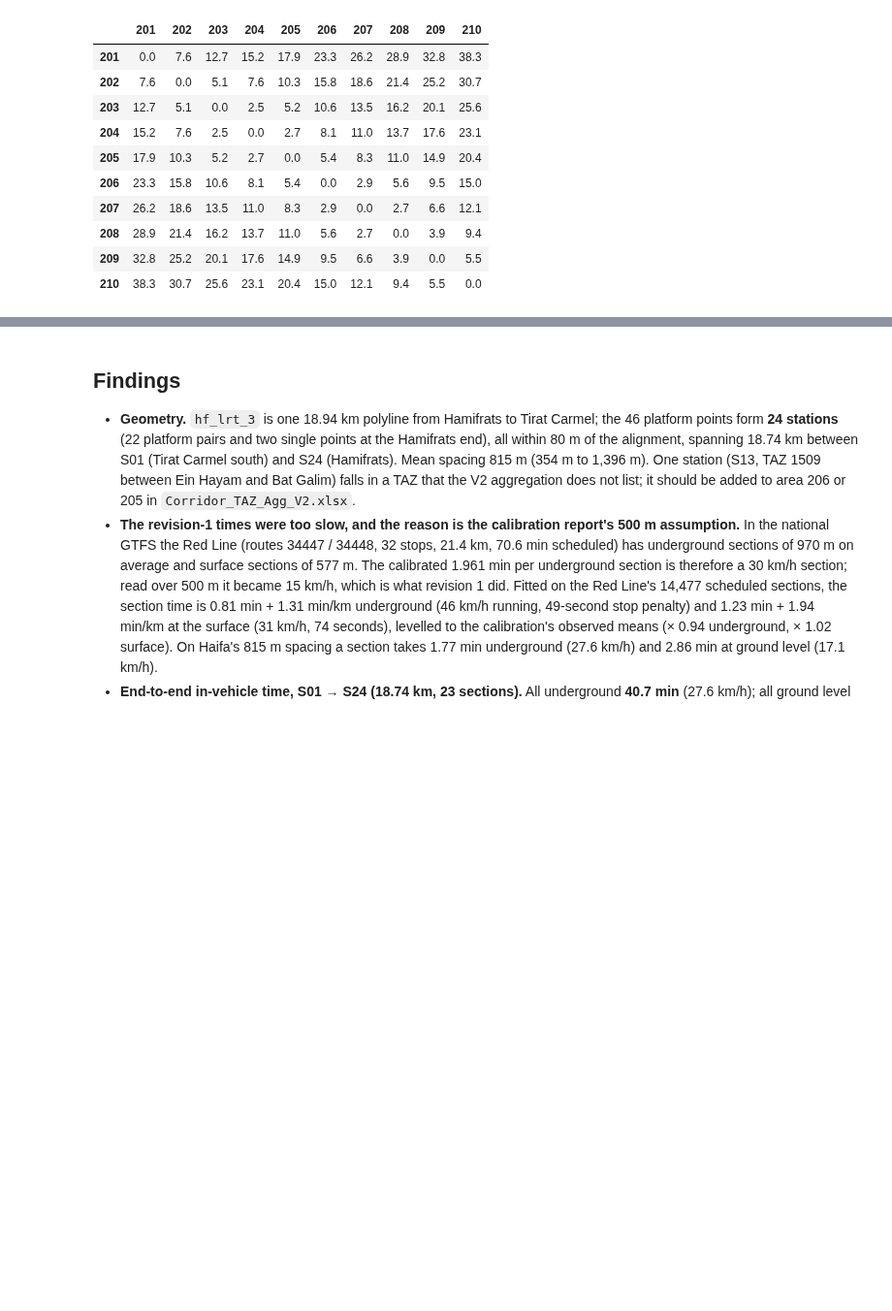
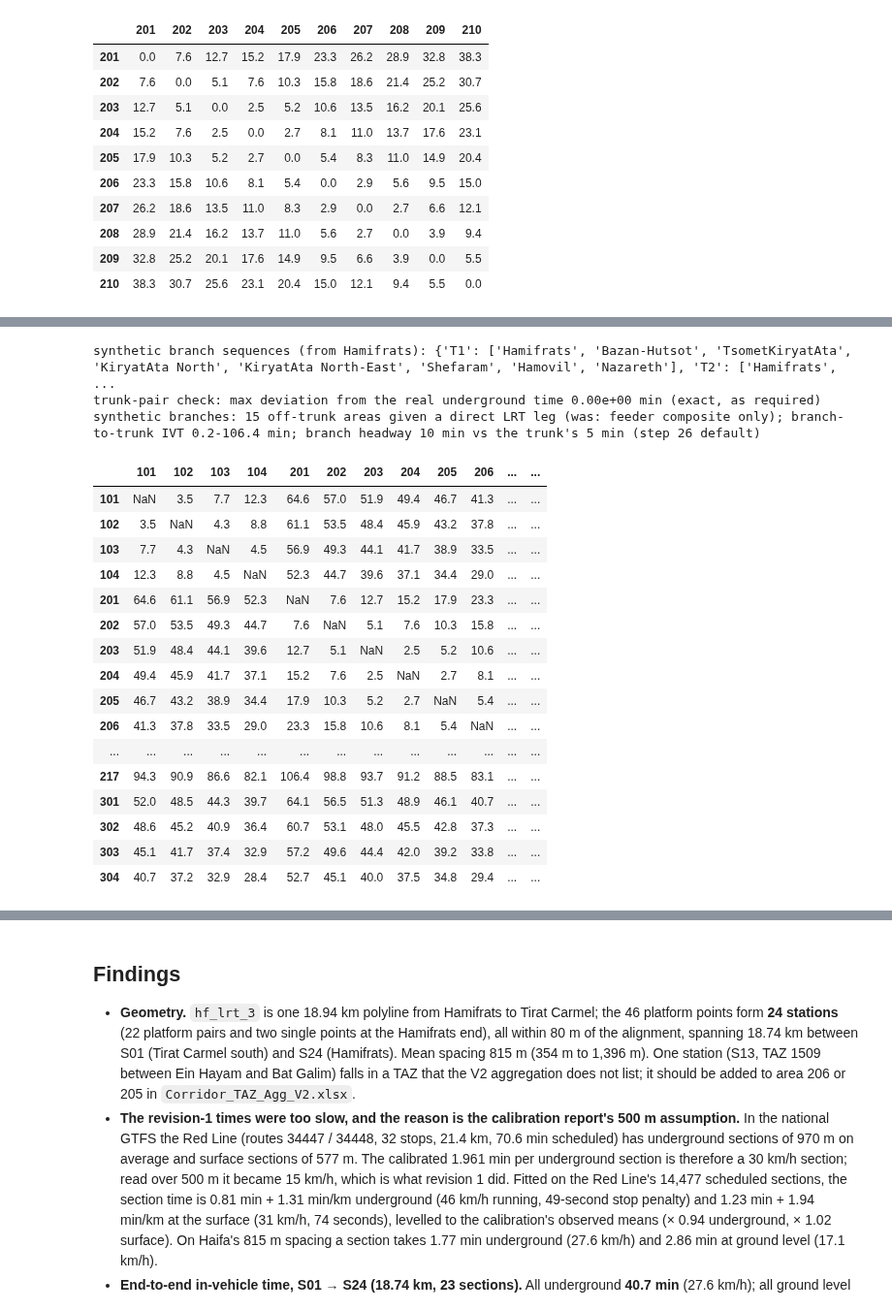
Before and after one commit to oh-da/Nofit_LRT_Extension, a Jupyter notebook: notebooks/current/LRT_line_stations_travel_time.ipynb, the cells around one changed output, grey strips where cells are left out. Shown at 97% size. Saved outputs shown, nothing was run; the diff lists cells and outputs as text; code cells hidden in the pictures; blank space fills up the shorter version.

```diff
--- a/notebooks/current/LRT_line_stations_travel_time.ipynb
+++ b/notebooks/current/LRT_line_stations_travel_time.ipynb
@@ -280,0 +285,80 @@ not served by this geometry: 101 TsurShalom, 102 Kiryon, 103 KiryatBialik Center
+# %%
+# ---- task C6 (docs/NEXT_STEPS_HANDOVER_2026-09-23.md): synthetic branch alignments ----
+BRANCH_HEADWAY_MIN = 10.0   # vs the trunk's 5 (docs/PLAN_TIGHTENING_AND_SCENARIOS.md item 3b.7)
+route_seq = {}
+for r in ('T1', 'T2', 'T3'):
+    full = areas[areas[f'Order_{r}'] > 0].sort_values(f'Order_{r}').index.tolist()
+    route_seq[r] = full[full.index(210):]   # from Hamifrats (real trunk end) through the gap and out the branch
+print('synthetic branch sequences (from Hamifrats):', {r: [areas.loc[a, 'AggAreaName'] for a in s] for r, s in route_seq.items()})
+
+def branch_cum_time(seq):
+    """Cumulative ground-level minutes from seq[0] (Hamifrats) along the area representative points."""
+    pts = ac.loc[seq, ['cx', 'cy']].values
+    d_km = np.hypot(np.diff(pts[:, 0]), np.diff(pts[:, 1])) / 1000
+    return np.concatenate([[0], np.cumsum([section_time(d, 'ground') for d in d_km])])
+
+arm_of, cum_from_junction = {}, {}
+trunk_ivt_ug = pd.read_csv(f'{OUT}/lrt_area_ivt_all_underground.csv', index_col=0); trunk_ivt_ug.columns = trunk_ivt_ug.columns.astype(int)
+for r, seq in route_seq.items():
+    cum = branch_cum_time(seq)
+    for a, t in zip(seq, cum):
+        arm_of.setdefault(a, 'spine' if a in (210, 211, 212) else r)
+        cum_from_junction[a] = t   # identical across r for the shared 210/211/212 prefix, by construction
+for a in served:   # the ten real ON_LINE trunk areas (201-209; 210 already set above)
+    if a not in cum_from_junction:
+        arm_of[a] = 'spine'; cum_from_junction[a] = cum_from_junction[210] + trunk_ivt_ug.loc[210, a]
+
+ALL_AREAS = list(ac.index)
+M = pd.DataFrame(np.nan, index=ALL_AREAS, columns=ALL_AREAS)
+for o in ALL_AREAS:
+    for d in ALL_AREAS:
+        if o == d: continue
+        if ac.loc[o, 'on_line'] and ac.loc[d, 'on_line']:
+            M.loc[o, d] = trunk_ivt_ug.loc[o, d]                      # exact real trunk time, untouched (task C6 check)
+        elif arm_of[o] == arm_of[d]:
+            M.loc[o, d] = abs(cum_from_junction[o] - cum_from_junction[d])   # same branch (or both on the spine): direct
+        else:
+            M.loc[o, d] = cum_from_junction[o] + cum_from_junction[d]        # different branches: via the junction
+M.to_csv(f'{OUT}/lrt_area_ivt_branches_synthetic.csv', float_format='%.2f')
+
+# consistency check: every trunk pair must reproduce the real underground time exactly
+chk = np.abs(M.loc[served, served].values - trunk_ivt_ug.loc[served, served].values)
+assert np.nanmax(chk) < 1e-9, 'synthetic branches must not change any trunk-pair result'
+print(f"trunk-pair check: max deviation from the real underground time {np.nanmax(chk):.2e} min (exact, as required)")
+
+# station points and polylines for the record
+feats = []
+for r, seq in route_seq.items():
+    coords = [[ac.loc[a, 'cx'], ac.loc[a, 'cy']] for a in seq]
+    wgs = [list(to_wgs.transform(x, y)) for x, y in coords]
+    for a, (lo, la) in zip(seq, wgs):
+        feats.append({'type': 'Feature', 'properties': {'route': r, 'AggCode': int(a), 'AggAreaName': areas.loc[a, 'AggAreaName'], 'synthetic': True, 'regime': 'ground'}, 'geometry': {'type': 'Point', 'coordinates': [round(lo, 7), round(la, 7)]}})
+    feats.append({'type': 'Feature', 'properties': {'route': r, 'synthetic': True, 'kind': 'polyline'}, 'geometry': {'type': 'LineString', 'coordinates': [[round(lo, 7), round(la, 7)] for lo, la in wgs]}})
+json.dump({'type': 'FeatureCollection', 'name': 'lrt_synthetic_branches', 'features': feats}, open(f'{OUT}/lrt_synthetic_branches.geojson', 'w'), ensure_ascii=False, indent=1)
+
+off_trunk = [a for a in ALL_AREAS if not ac.loc[a, 'on_line']]
+w = M.loc[served, off_trunk].values
+print(f"synthetic branches: {len(off_trunk)} off-trunk areas given a direct LRT leg (was: feeder composite only); "
+      f"branch-to-trunk IVT {np.nanmin(w):.1f}-{np.nanmax(w):.1f} min; branch headway {BRANCH_HEADWAY_MIN:.0f} min vs the trunk's 5 min (step 26 default)")
+M.round(1)
+# %% [output]
+synthetic branch sequences (from Hamifrats): {'T1': ['Hamifrats', 'Bazan-Hutsot', 'TsometKiryatAta', 'KiryatAta North', 'KiryatAta North-East', 'Shefaram', 'Hamovil', 'Nazareth'], 'T2': ['Hamifrats',  ...
+trunk-pair check: max deviation from the real underground time 0.00e+00 min (exact, as required)
+synthetic branches: 15 off-trunk areas given a direct LRT leg (was: feeder composite only); branch-to-trunk IVT 0.2-106.4 min; branch headway 10 min vs the trunk's 5 min (step 26 default)
+|  | 101 | 102 | 103 | 104 | 201 | 202 | 203 | 204 | 205 | 206 | ... | ... |
+| 101 | NaN | 3.5 | 7.7 | 12.3 | 64.6 | 57.0 | 51.9 | 49.4 | 46.7 | 41.3 | ... | ... |
+| 102 | 3.5 | NaN | 4.3 | 8.8 | 61.1 | 53.5 | 48.4 | 45.9 | 43.2 | 37.8 | ... | ... |
+| 103 | 7.7 | 4.3 | NaN | 4.5 | 56.9 | 49.3 | 44.1 | 41.7 | 38.9 | 33.5 | ... | ... |
+| 104 | 12.3 | 8.8 | 4.5 | NaN | 52.3 | 44.7 | 39.6 | 37.1 | 34.4 | 29.0 | ... | ... |
+| 201 | 64.6 | 61.1 | 56.9 | 52.3 | NaN | 7.6 | 12.7 | 15.2 | 17.9 | 23.3 | ... | ... |
+| 202 | 57.0 | 53.5 | 49.3 | 44.7 | 7.6 | NaN | 5.1 | 7.6 | 10.3 | 15.8 | ... | ... |
+| 203 | 51.9 | 48.4 | 44.1 | 39.6 | 12.7 | 5.1 | NaN | 2.5 | 5.2 | 10.6 | ... | ... |
+| 204 | 49.4 | 45.9 | 41.7 | 37.1 | 15.2 | 7.6 | 2.5 | NaN | 2.7 | 8.1 | ... | ... |
+| 205 | 46.7 | 43.2 | 38.9 | 34.4 | 17.9 | 10.3 | 5.2 | 2.7 | NaN | 5.4 | ... | ... |
+| 206 | 41.3 | 37.8 | 33.5 | 29.0 | 23.3 | 15.8 | 10.6 | 8.1 | 5.4 | NaN | ... | ... |
+| ... | ... | ... | ... | ... | ... | ... | ... | ... | ... | ... | ... | ... |
+| 217 | 94.3 | 90.9 | 86.6 | 82.1 | 106.4 | 98.8 | 93.7 | 91.2 | 88.5 | 83.1 | ... | ... |
+| 301 | 52.0 | 48.5 | 44.3 | 39.7 | 64.1 | 56.5 | 51.3 | 48.9 | 46.1 | 40.7 | ... | ... |
+| 302 | 48.6 | 45.2 | 40.9 | 36.4 | 60.7 | 53.1 | 48.0 | 45.5 | 42.8 | 37.3 | ... | ... |
+| 303 | 45.1 | 41.7 | 37.4 | 32.9 | 57.2 | 49.6 | 44.4 | 42.0 | 39.2 | 33.8 | ... | ... |
+| 304 | 40.7 | 37.2 | 32.9 | 28.4 | 52.7 | 45.1 | 40.0 | 37.5 | 34.8 | 29.4 | ... | ... |
```
Also changed, not shown: parts of 2 cells of this notebook, 33 other files.
